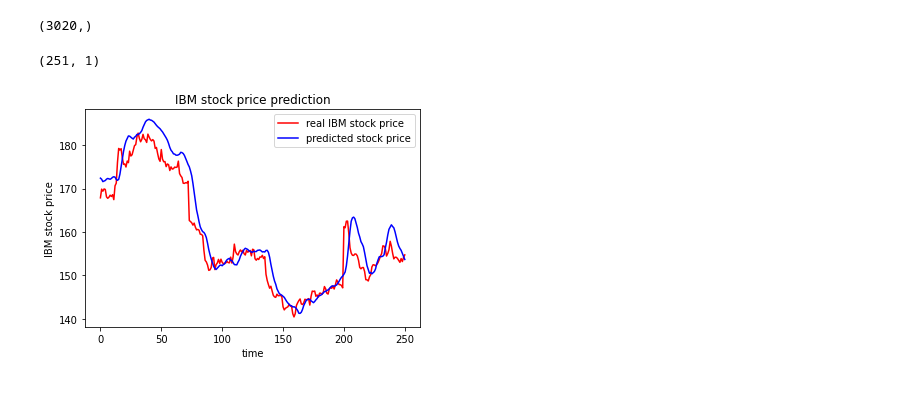
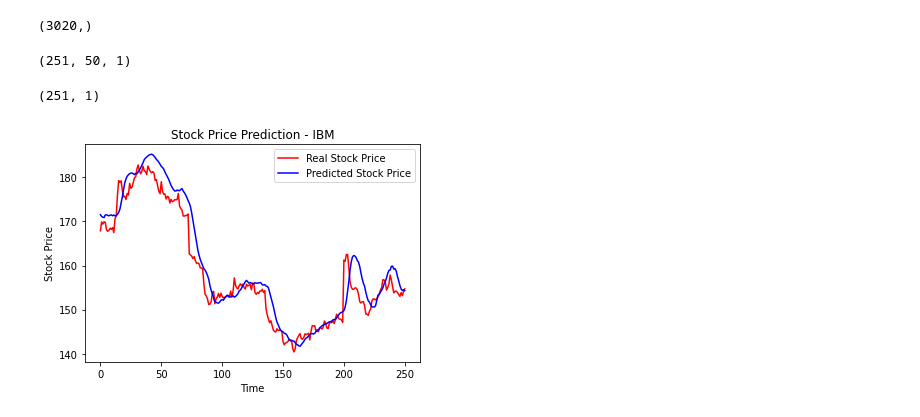
Before and after one commit to nandinib1999/edureka-assignments, a Jupyter notebook: Edureka_Sequence_Learning_Assignment_2.ipynb, the cells around one changed output. Drawn from its saved outputs; the diff is of its cells as text; code cells hidden in the pictures.

```diff
--- a/Edureka_Sequence_Learning_Assignment_2.ipynb
+++ b/Edureka_Sequence_Learning_Assignment_2.ipynb
@@ -177,11 +183,11 @@ Epoch 20/20
 # %% [markdown]
 ### Evaluate Model Performance
 # %%
-dataset_total = pd.concat((data['High'][:'2016'], data['High']['2017':]), axis=0)
-print(dataset_total.shape)
+dataset_complete = pd.concat((data['High'][:'2016'], data['High']['2017':]), axis=0)
+print(dataset_complete.shape)
 
-inputs = dataset_total[len(dataset_total)-len(test)-50 : ].values
+inputs = dataset_complete[len(dataset_complete)-len(test)-WINDOW_SIZE:].values
 inputs = inputs.reshape(-1,1)
-inputs = sc.transform(inputs)
+inputs = scaler.transform(inputs)
 # %% [output]
 (3020,)
@@ -195,23 +194,29 @@ x_test = np.reshape(x_test, (x_test.shape[0], x_test.shape[1], 1))
+# %%
+x_test, y_test = load_data_with_window(inputs, WINDOW_SIZE)
+# %%
+x_test.shape
+# %% [output]
+(251, 50, 1)
 # %%
 predicted = model.predict(x_test)
 print(predicted.shape)
 # %% [output]
 (251, 1)
 # %%
-predicted = sc.inverse_transform(predicted)
+predicted = scaler.inverse_transform(predicted)
 # %%
-def plot_predictions(test, predicted):
-    plt.plot(test, color="red", label="real IBM stock price")
-    plt.plot(predicted, color="blue", label="predicted stock price")
-    plt.title("IBM stock price prediction")
-    plt.xlabel("time")
-    plt.ylabel("IBM stock price")
+def visualize_predictions(test, predicted):
+    plt.plot(test, color="red", label="Real Stock Price")
+    plt.plot(predicted, color="blue", label="Predicted Stock Price")
+    plt.title("Stock Price Prediction - IBM")
+    plt.xlabel("Time")
+    plt.ylabel("Stock Price")
     plt.legend()
     plt.show()
 # %%
-plot_predictions(test, predicted)
+visualize_predictions(test, predicted)
 # %% [output]
-[figure, old version]
+[figure, new version]
 # %%
 import math
 
```
Also changed, not shown: parts of 9 cells of this notebook.
